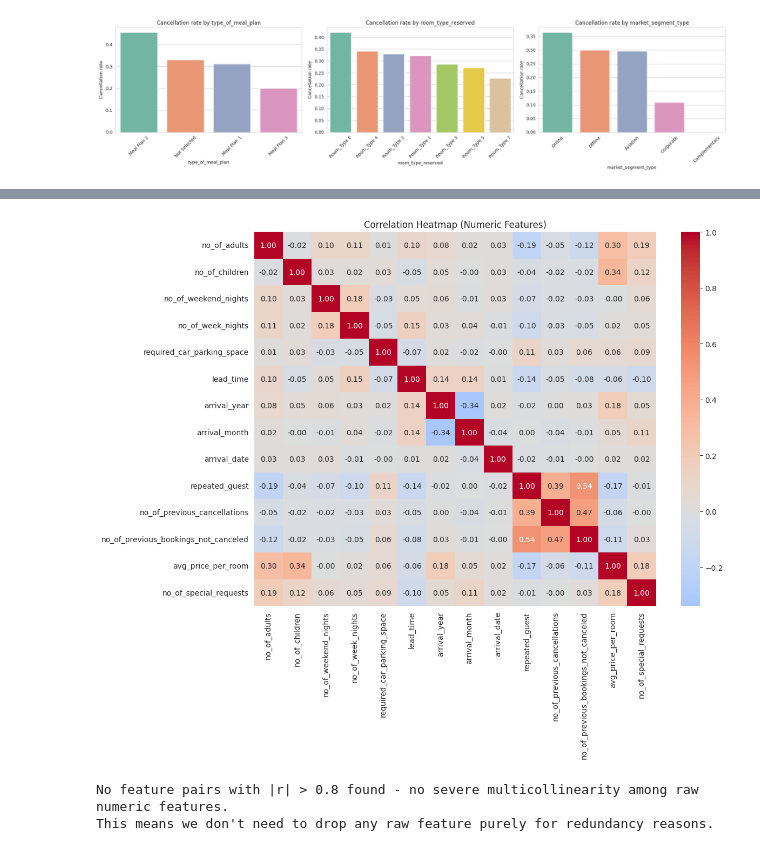
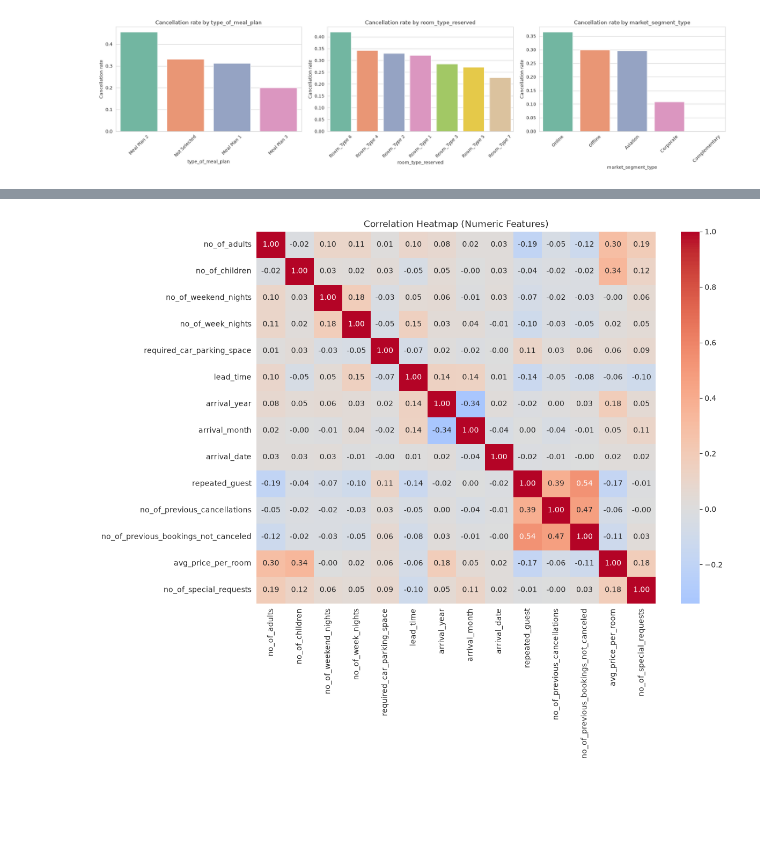
Before and after one commit to wandiyajames-arch/hotel-cancellation-prediction, a Jupyter notebook: Hotel_Reservation_Cancellation_Prediction_v2.ipynb, the cells around one changed output, grey strips where cells are left out. Drawn from its saved outputs; the diff is of its cells as text; code cells hidden in the pictures; blank space fills up the shorter version.

```diff
--- a/Hotel_Reservation_Cancellation_Prediction_v2.ipynb
+++ b/Hotel_Reservation_Cancellation_Prediction_v2.ipynb
@@ -53,0 +36,12 @@ Shape: (36275, 19)
+# %%
+# --- Load the dataset ---
+# Option A: Running in Google Colab and the file is NOT already in the Colab file system
+# Uncomment these two lines to upload it manually:
+# from google.colab import files
+# uploaded = files.upload()
+
+# Option B: The file is already in the working directory (Colab or local)
+DATA_PATH = "Hotel Reservations.csv"
+df = pd.read_csv(DATA_PATH)
+print("Shape:", df.shape)
+df.head()
@@ -166,27 +181,9 @@ This heatmap serves **two purposes** here, not just general exploration:
 # %%
+# Correlation heatmap of numeric features
 plt.figure(figsize=(12, 9))
 numeric_df = df.select_dtypes(include=np.number)
-corr = numeric_df.corr()
-sns.heatmap(corr, annot=True, fmt=".2f", cmap="coolwarm", center=0)
+sns.heatmap(numeric_df.corr(), annot=True, fmt=".2f", cmap="coolwarm", center=0)
 plt.title("Correlation Heatmap (Numeric Features)")
 plt.show()
 # %% [output]
-[figure, old version]
+[figure, new version]
-# %%
-# Explicit multicollinearity check: flag any pair with |correlation| > 0.8 (excluding self-correlation)
-high_corr_pairs = []
-for i in range(len(corr.columns)):
-    for j in range(i + 1, len(corr.columns)):
-        if abs(corr.iloc[i, j]) > 0.8:
-            high_corr_pairs.append((corr.columns[i], corr.columns[j], round(corr.iloc[i, j], 3)))
-
-if high_corr_pairs:
-    print("Highly correlated pairs (|r| > 0.8) - potential multicollinearity:")
-    for pair in high_corr_pairs:
-        print(f"  {pair[0]} <-> {pair[1]}: r = {pair[2]}")
-else:
-    print("No feature pairs with |r| > 0.8 found - no severe multicollinearity among raw numeric features.")
-    print("This means we don't need to drop any raw feature purely for redundancy reasons.")
-# %% [output]
-No feature pairs with |r| > 0.8 found - no severe multicollinearity among raw numeric features.
-This means we don't need to drop any raw feature purely for redundancy reasons.
```
Also changed, not shown: parts of 70 cells of this notebook.
